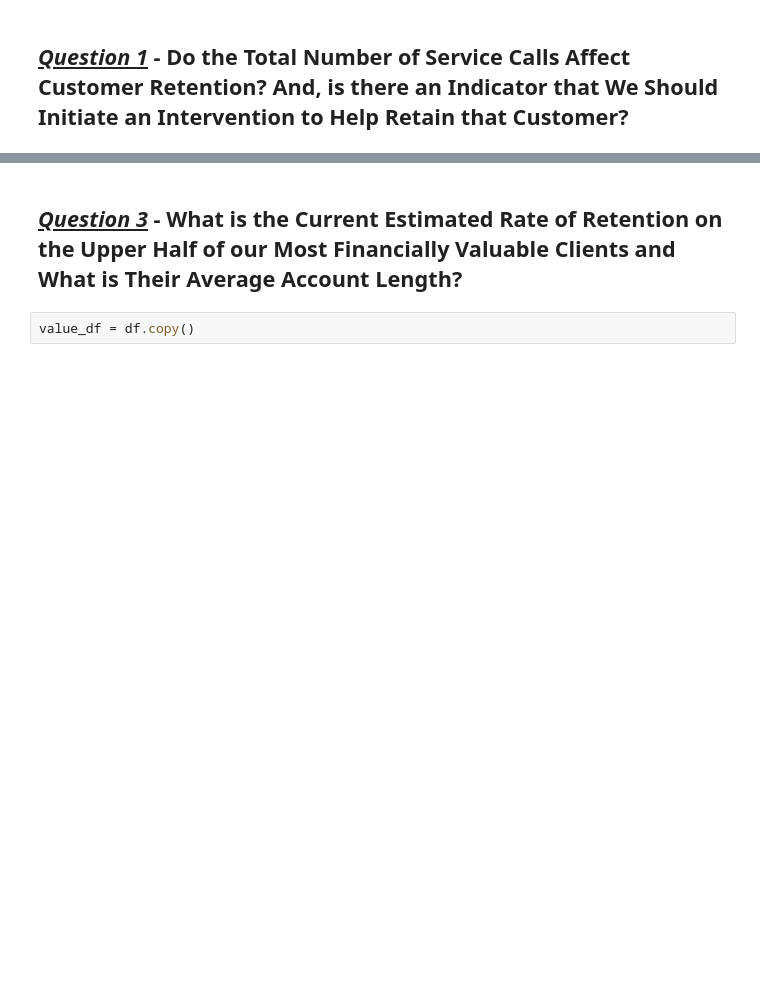
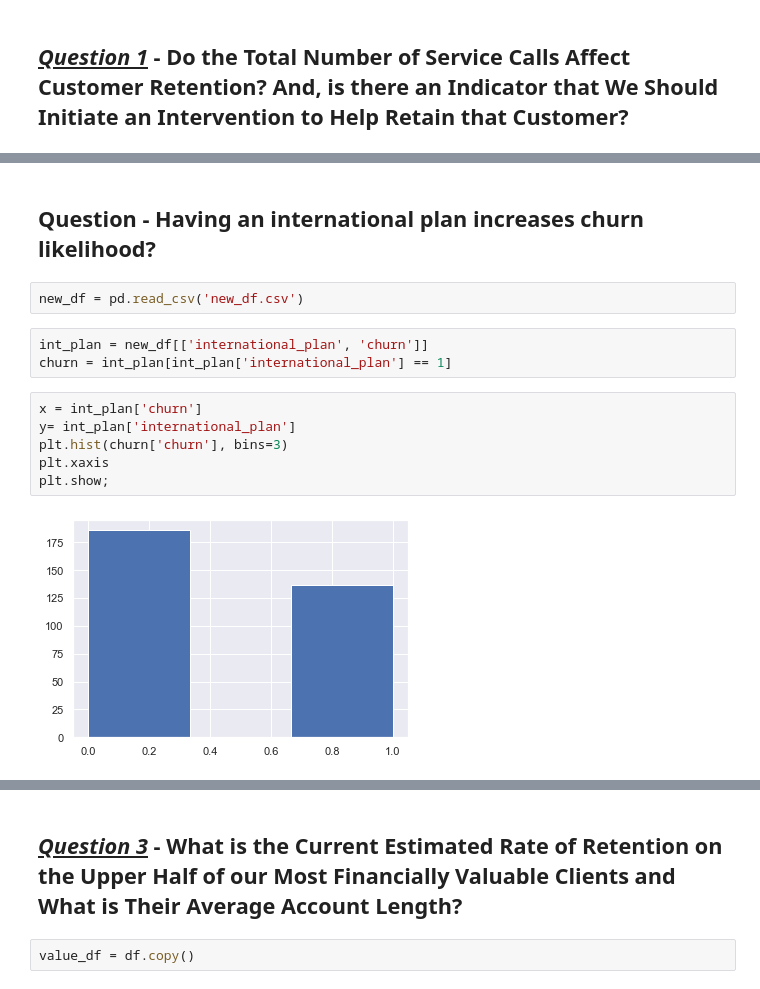
Before and after one commit to Thegreatesthumphrey/dsc-mod-3-project-v2-1-onl01-dtsc-ft-041320, a Jupyter notebook: DataModelingWork.ipynb, the cells around one changed output, grey strips where cells are left out. Drawn from its saved outputs; the diff is of its cells as text; blank space fills up the shorter version.

```diff
--- a/DataModelingWork.ipynb
+++ b/DataModelingWork.ipynb
@@ -295,0 +396,15 @@ df.head()
+# %% [markdown]
+## Question - Having an international plan increases churn likelihood?
+# %%
+new_df = pd.read_csv('new_df.csv')
+# %%
+int_plan = new_df[['international_plan', 'churn']]
+churn = int_plan[int_plan['international_plan'] == 1]
+# %%
+x = int_plan['churn']
+y= int_plan['international_plan']
+plt.hist(churn['churn'], bins=3)
+plt.xaxis
+plt.show;
+# %% [output]
+[figure, added]
```
Also changed, not shown: parts of 76 cells of this notebook.
